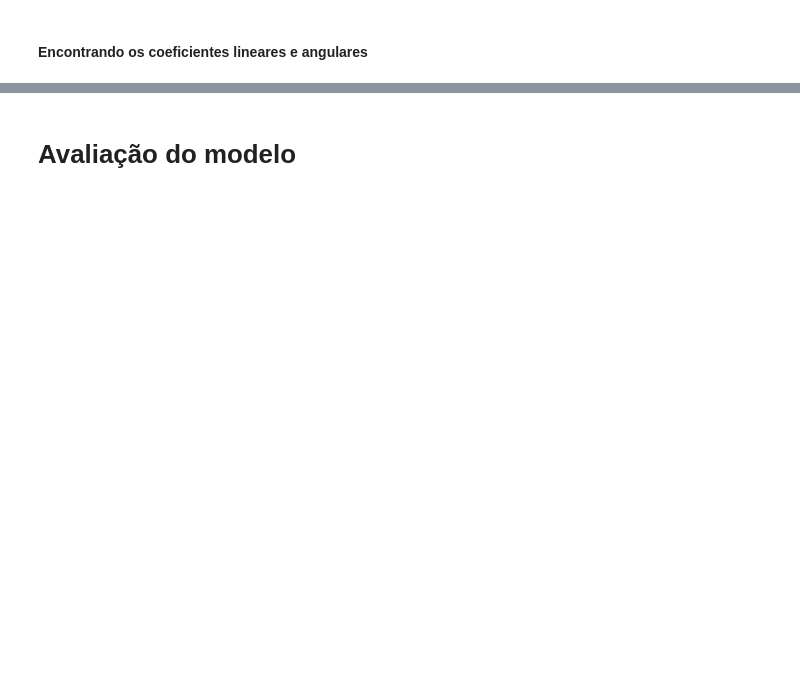
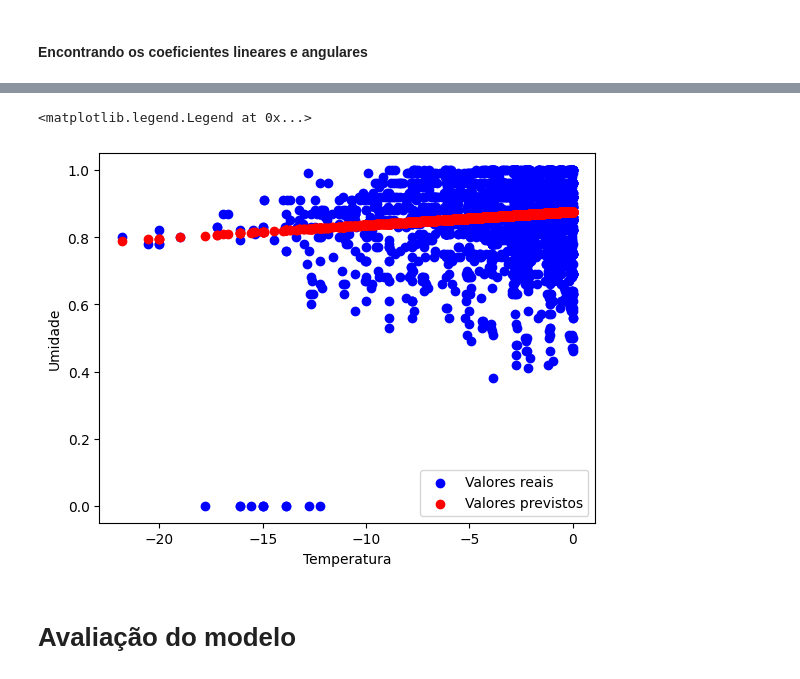
Before and after one commit to Saulo-Ferraz/PythonCodes, a Jupyter notebook: Atividade_Regressão_Multilinear_Saulo_Raphael.ipynb, the cells around one changed output, grey strips where cells are left out. Drawn from its saved outputs; the diff is of its cells as text; code cells hidden in the pictures; blank space fills up the shorter version.

```diff
--- a/Atividade_Regressão_Multilinear_Saulo_Raphael.ipynb
+++ b/Atividade_Regressão_Multilinear_Saulo_Raphael.ipynb
@@ -95,2 +123,4 @@ sns.boxplot(data=dados,y='Temperature (C)',x='Precip Type')
+# %%
+X_treino_neve, X_teste_neve, Y_treino_neve, Y_teste_neve = train_test_split(X_neve, Y_neve, test_size=0.30, shuffle=True, random_state=0)
 # %% [markdown]
 # Importando o modelo de aprendizado de máquina
@@ -101,2 +171,13 @@ sns.boxplot(data=dados,y='Temperature (C)',x='Precip Type')
+# %%
+Y_previsto_neve = modelo3.predict(X_teste_neve)
+# %%
+plt.scatter(X_teste_neve,Y_teste_neve,color='blue',label='Valores reais')
+plt.scatter(X_teste_neve,Y_previsto_neve,color='red',label='Valores previstos')
+plt.xlabel('Temperatura')
+plt.ylabel('Umidade')
+plt.legend(loc='best')
+# %% [output]
+<matplotlib.legend.Legend at 0x...>
+[figure, added]
 # %% [markdown]
 # Avaliação do modelo
```
Also changed, not shown: parts of 24 cells of this notebook.
